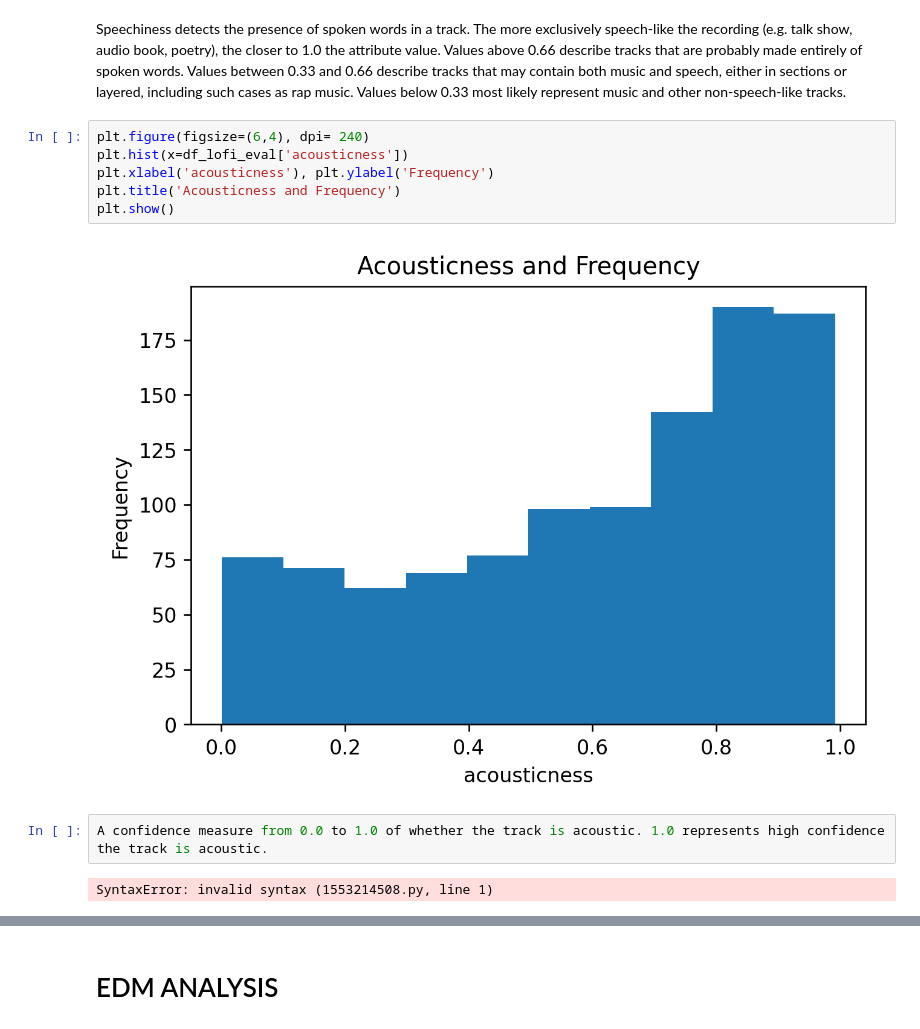
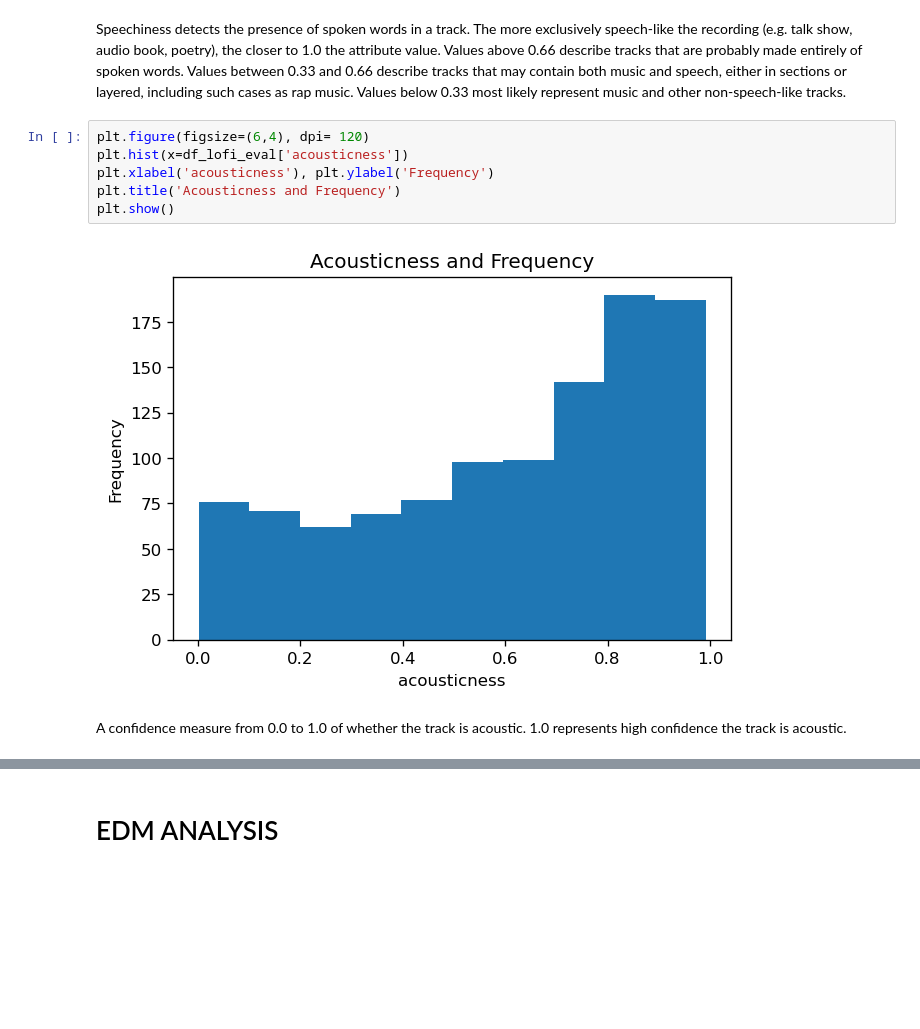
Before and after one commit to kchiev215/Spotify_EDM_Lofi_Analysis, a Jupyter notebook: Data_Analysis.ipynb, the cells around one changed output, grey strips where cells are left out. Cells and saved outputs as stored; diff of their text form; blank space fills up the shorter version.

```diff
--- a/Data_Analysis.ipynb
+++ b/Data_Analysis.ipynb
@@ -195,15 +187,13 @@ plt.show()
 # %% [markdown]
 Speechiness detects the presence of spoken words in a track. The more exclusively speech-like the recording (e.g. talk show, audio book, poetry), the closer to 1.0 the attribute value. Values above 0.66 describe tracks that are probably made entirely of spoken words. Values between 0.33 and 0.66 describe tracks that may contain both music and speech, either in sections or layered, including such cases as rap music. Values below 0.33 most likely represent music and other non-speech-like tracks.
 # %%
-plt.figure(figsize=(6,4), dpi= 240)
+plt.figure(figsize=(6,4), dpi= 120)
 plt.hist(x=df_lofi_eval['acousticness'])
 plt.xlabel('acousticness'), plt.ylabel('Frequency')
 plt.title('Acousticness and Frequency')
 plt.show()
 # %% [output]
-[figure, old version]
+[figure, new version]
-# %%
-A confidence measure from 0.0 to 1.0 of whether the track is acoustic. 1.0 represents high confidence the track is acoustic.
-# %% [output]
-SyntaxError: invalid syntax (1553214508.py, line 1)
+# %% [markdown]
+A confidence measure from 0.0 to 1.0 of whether the track is acoustic. 1.0 represents high confidence the track is acoustic.
 # %%
```
Also changed, not shown: parts of 43 cells of this notebook.
